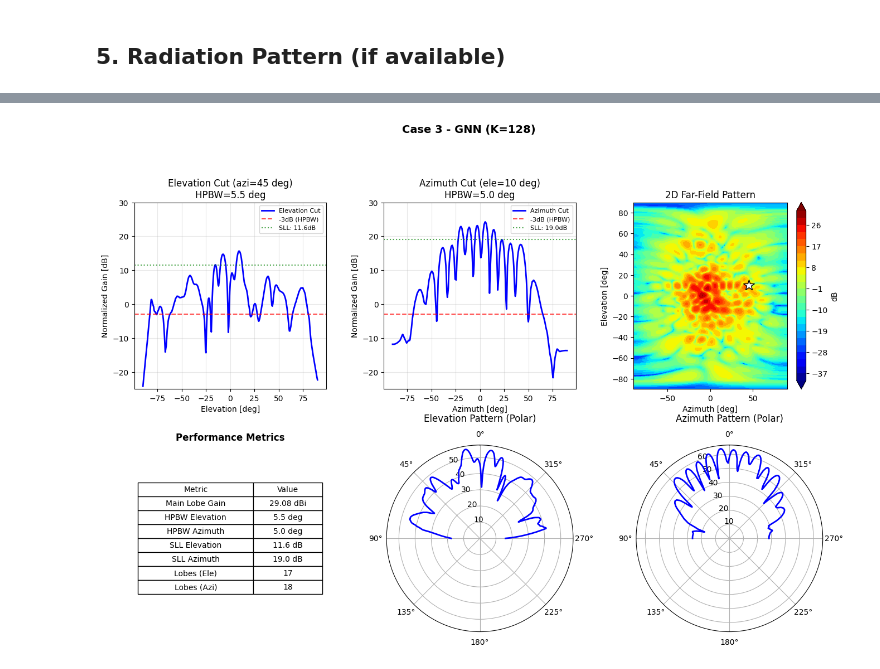
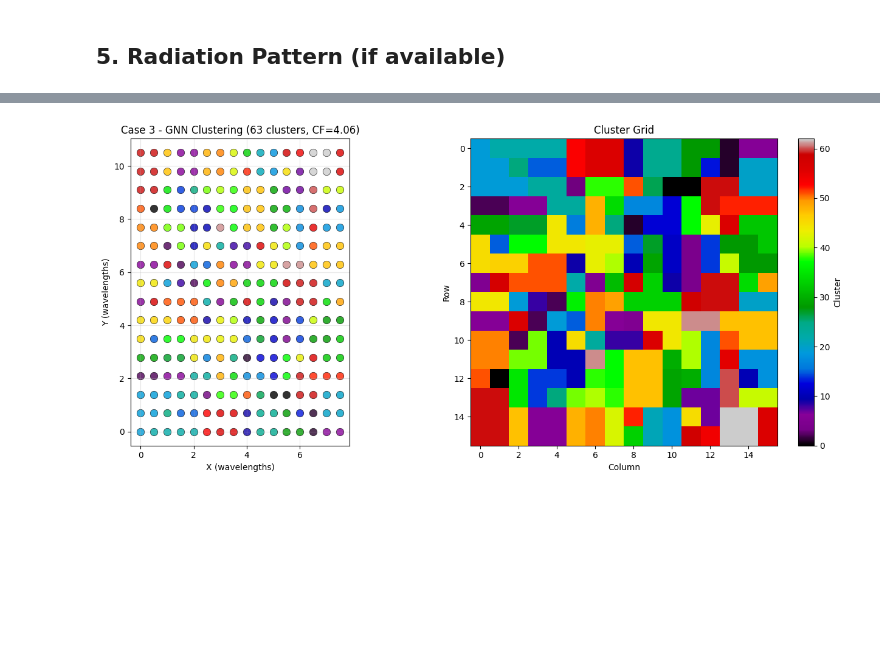
Before and after one commit to mindPazi/antenna-clustering, a Jupyter notebook: irregular/gnn/gnn.ipynb, the cells around one changed output, grey strips where cells are left out. Drawn from its saved outputs; the diff is of its cells as text; code cells hidden in the pictures; blank space fills up the shorter version.

```diff
--- a/irregular/gnn/gnn.ipynb
+++ b/irregular/gnn/gnn.ipynb
@@ -77,27 +162,26 @@ pos_np = positions.numpy()
 fig, axes = plt.subplots(1, 2, figsize=(14, 6))
 
 # Scatter plot
-colors = plt.cm.tab10(np.linspace(0, 1, num_clusters))
-sizes_array = np.bincount(clusters, minlength=num_clusters)
+cmap = plt.cm.nipy_spectral if num_clusters > 20 else plt.cm.tab20 if num_clusters > 10 else plt.cm.tab10
+colors = cmap(np.linspace(0, 1, num_clusters))
 
 for k in range(num_clusters):
     mask = clusters == k
-    if mask.sum() > 0:  # Only plot if cluster has elements
+    if mask.sum() > 0:
         axes[0].scatter(pos_np[mask, 0], pos_np[mask, 1],
-                        c=[colors[k]], s=80,
-                        label=f'Cluster {k} ({sizes_array[k]})',
+                        c=[colors[k % len(colors)]], s=80,
                         alpha=0.8, edgecolors='black', linewidth=0.5)
 
 axes[0].set_xlabel('X (wavelengths)')
 axes[0].set_ylabel('Y (wavelengths)')
-axes[0].set_title(f'GNN Clustering (K={num_clusters})')
-axes[0].legend(loc='upper right')
+axes[0].set_title(f'GNN Clustering ({num_clusters} clusters, CF={config.N/num_clusters:.2f})')
 axes[0].set_aspect('equal')
 axes[0].grid(True, alpha=0.3)
 
 # Grid view
 grid = clusters.reshape(config.rows, config.cols)
-im = axes[1].imshow(grid, cmap='tab10', vmin=0, vmax=num_clusters-1)
+im = axes[1].imshow(grid, cmap='nipy_spectral' if num_clusters > 10 else 'tab10',
+                    vmin=0, vmax=num_clusters-1)
 axes[1].set_title('Cluster Grid')
 axes[1].set_xlabel('Column')
 axes[1].set_ylabel('Row')
@@ -105,7 +189,4 @@ plt.colorbar(im, ax=axes[1], label='Cluster')
 
 plt.tight_layout()
 plt.show()
-
-print("\nCluster grid:")
-print(grid)
 # %% [output]
@@ -664,33 +605,59 @@ CASE 2 RESULTS:
 # %%
 # ============================================================
-# CASE 3: theta=10 deg, phi=45 deg, n_clusters=128, cluster_factor=4
-#         SLL < -20dB, max gain
+# CASE 3: theta=10 deg, phi=45 deg, target CF=4, SLL < -20dB
 # ============================================================
 
 print("="*70)
-print("CASE 3: theta=10 deg, phi=45 deg, n_clusters=128, cluster_factor=4, SLL<-20dB")
+print("CASE 3: theta=10 deg, phi=45 deg, target CF=4, SLL<-20dB")
 print("="*70)
 
 # Configuration
 config_c3 = URAConfig(rows=16, cols=16, dx=0.5, dy=0.7, freq_ghz=29.5)
-num_clusters_c3 = 128
+target_cf_c3 = 4.0
 
 print(f"Array: {config_c3.N} elements")
-print(f"Spacing: dx={config_c3.dx} lambda, dy={config_c3.dy} lambda")
-print(f"Target clusters: {num_clusters_c3}")
+print(f"Target CF: {target_cf_c3}")
 
-# Train GNN (simple mode)
-print("\nTraining GNN (simple mode)...")
-clusters_c3 = train_ura_clustering_simple(
-    config_c3,
-    num_clusters=num_clusters_c3,
-    epochs=300,
-    verbose=True
+# Train GNN
+print("\nTraining GNN (physics-informed)...")
+clusters_c3 = train_ura_clustering(
+    config_c3, target_cf=target_cf_c3, epochs=2000, verbose=True
 )
 
-# Get cluster sizes
-sizes_c3 = np.bincount(clusters_c3, minlength=num_clusters_c3)
-print(f"\nCluster sizes: min={sizes_c3.min()}, max={sizes_c3.max()}, mean={sizes_c3.mean():.1f}")
+num_clusters_c3 = len(np.unique(clusters_c3))
+sizes_c3 = np.bincount(clusters_c3)
+print(f"\nClusters: {num_clusters_c3}, CF: {config_c3.N / num_clusters_c3:.2f}")
+
+# --- Cluster visualization ---
+positions_c3, _, _, _ = create_ura_graph(config_c3, use_coupling=False)
+pos_np_c3 = positions_c3.numpy()
+
+fig, axes = plt.subplots(1, 2, figsize=(14, 6))
+cmap_c3 = plt.cm.nipy_spectral if num_clusters_c3 > 20 else plt.cm.tab20 if num_clusters_c3 > 10 else plt.cm.tab10
+colors_c3 = cmap_c3(np.linspace(0, 1, num_clusters_c3))
+
+for k in range(num_clusters_c3):
+    mask = clusters_c3 == k
+    if mask.sum() > 0:
+        axes[0].scatter(pos_np_c3[mask, 0], pos_np_c3[mask, 1],
+                        c=[colors_c3[k % len(colors_c3)]], s=80,
+                        alpha=0.8, edgecolors='black', linewidth=0.5)
+
+axes[0].set_xlabel('X (wavelengths)')
+axes[0].set_ylabel('Y (wavelengths)')
+axes[0].set_title(f'Case 3 - GNN Clustering ({num_clusters_c3} clusters, CF={config_c3.N/num_clusters_c3:.2f})')
+axes[0].set_aspect('equal')
+axes[0].grid(True, alpha=0.3)
+
+grid_c3 = clusters_c3.reshape(config_c3.rows, config_c3.cols)
+im = axes[1].imshow(grid_c3, cmap='nipy_spectral' if num_clusters_c3 > 10 else 'tab10',
+                    vmin=0, vmax=num_clusters_c3-1)
+axes[1].set_title('Cluster Grid')
+axes[1].set_xlabel('Column')
+axes[1].set_ylabel('Row')
+plt.colorbar(im, ax=axes[1], label='Cluster')
+plt.tight_layout()
+plt.show()
 
 # Radiation pattern evaluation
 print("\n--- Radiation Pattern Evaluation ---")
@@ -704,7 +671,7 @@ clusters_antenna_c3 = assignments_to_antenna_format(clusters_c3, grid_shape=(con
 result_c3 = array_c3.evaluate_clustering(clusters_antenna_c3)
 metrics_c3 = plot_lobe_analysis(result_c3['FF_I_dB'], array_c3,
                                 G_boresight=result_c3['G_boresight'],
-                                title=f"Case 3 - GNN (K={num_clusters_c3})")
+                                title=f"Case 3 - GNN ({num_clusters_c3} clusters, CF={config_c3.N/num_clusters_c3:.2f})")
 
 print(f"\nCASE 3 RESULTS:")
 print(f"  Cm: {result_c3['Cm']:.2f}, CF: {result_c3['clustering_factor']:.2f}, SLL_out: {result_c3['sll_out']:.2f}dB, SLL_in: {result_c3['sll_in']:.2f}dB")
@@ -727 +696 @@ Cluster sizes: min=0, max=9, mean=2.0
-[figure, old version]
+[figure, new version]
```
Also changed, not shown: parts of 29 cells of this notebook, 20 other files.
